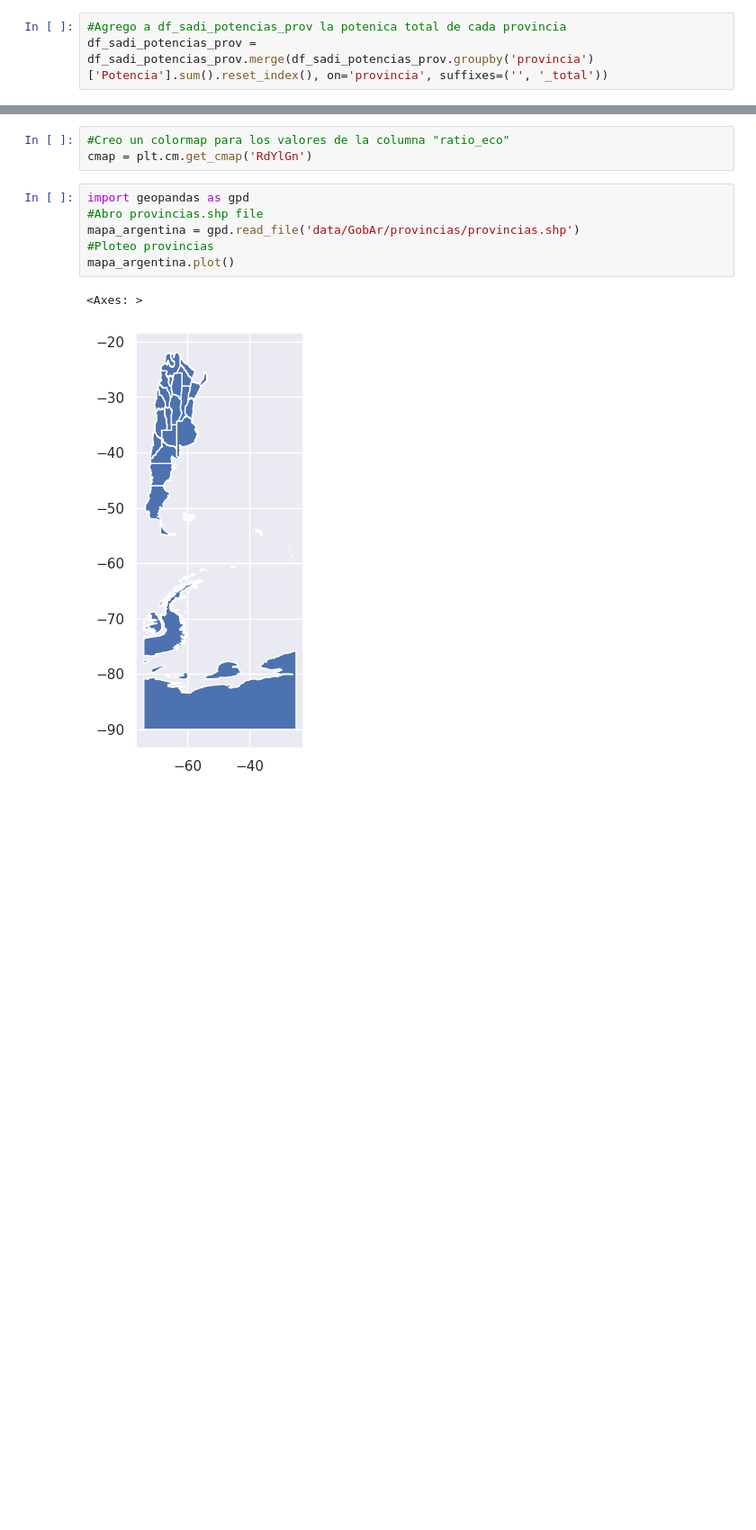
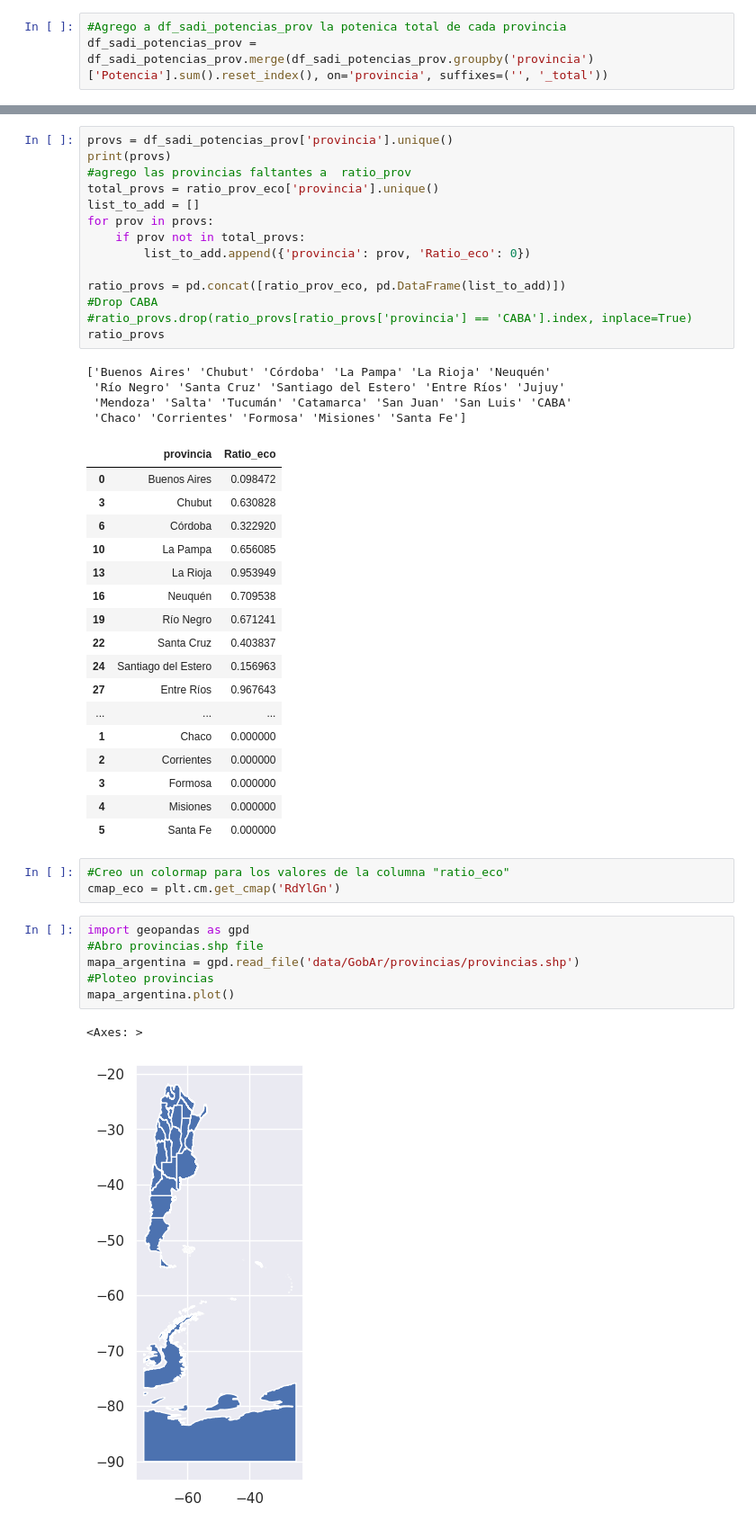
Before and after one commit to JaviCeRodriguez/Contar-Con-Datos-2023, a Jupyter notebook: eda/centrales_sadi.ipynb, the cells around one changed output, grey strips where cells are left out. Shown at 90% size. Cells and saved outputs as stored; diff of their text form; blank space fills up the shorter version.

```diff
--- a/eda/centrales_sadi.ipynb
+++ b/eda/centrales_sadi.ipynb
@@ -277,6 +276,42 @@ ratio_prov_eco
+# %%
+provs = df_sadi_potencias_prov['provincia'].unique()
+print(provs)
+#agrego las provincias faltantes a  ratio_prov
+total_provs = ratio_prov_eco['provincia'].unique()
+list_to_add = []
+for prov in provs:
+    if prov not in total_provs:
+        list_to_add.append({'provincia': prov, 'Ratio_eco': 0})
+
+ratio_provs = pd.concat([ratio_prov_eco, pd.DataFrame(list_to_add)])
+#Drop CABA
+#ratio_provs.drop(ratio_provs[ratio_provs['provincia'] == 'CABA'].index, inplace=True)
+ratio_provs
+# %% [output]
+['Buenos Aires' 'Chubut' 'Córdoba' 'La Pampa' 'La Rioja' 'Neuquén'
+ 'Río Negro' 'Santa Cruz' 'Santiago del Estero' 'Entre Ríos' 'Jujuy'
+ 'Mendoza' 'Salta' 'Tucumán' 'Catamarca' 'San Juan' 'San Luis' 'CABA'
+ 'Chaco' 'Corrientes' 'Formosa' 'Misiones' 'Santa Fe']
+|  | provincia | Ratio_eco |
+| 0 | Buenos Aires | 0.098472 |
+| 3 | Chubut | 0.630828 |
+| 6 | Córdoba | 0.322920 |
+| 10 | La Pampa | 0.656085 |
+| 13 | La Rioja | 0.953949 |
+| 16 | Neuquén | 0.709538 |
+| 19 | Río Negro | 0.671241 |
+| 22 | Santa Cruz | 0.403837 |
+| 24 | Santiago del Estero | 0.156963 |
+| 27 | Entre Ríos | 0.967643 |
+| ... | ... | ... |
+| 1 | Chaco | 0.000000 |
+| 2 | Corrientes | 0.000000 |
+| 3 | Formosa | 0.000000 |
+| 4 | Misiones | 0.000000 |
+| 5 | Santa Fe | 0.000000 |
 # %%
 #Creo un colormap para los valores de la columna "ratio_eco"
-cmap = plt.cm.get_cmap('RdYlGn')
+cmap_eco = plt.cm.get_cmap('RdYlGn')
 # %%
 import geopandas as gpd
 #Abro provincias.shp file
```
Also changed, not shown: parts of 14 cells of this notebook.
